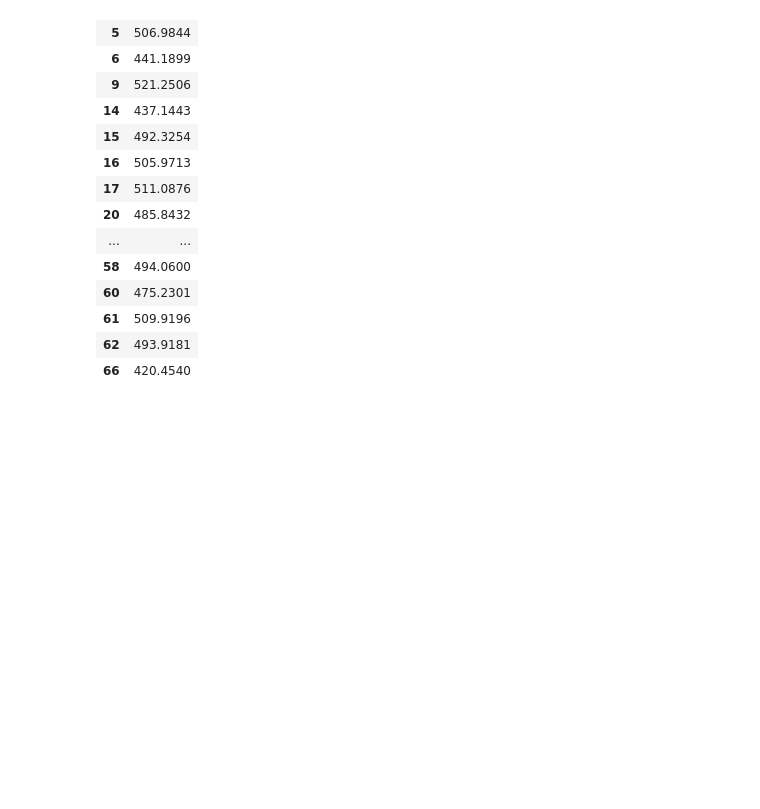
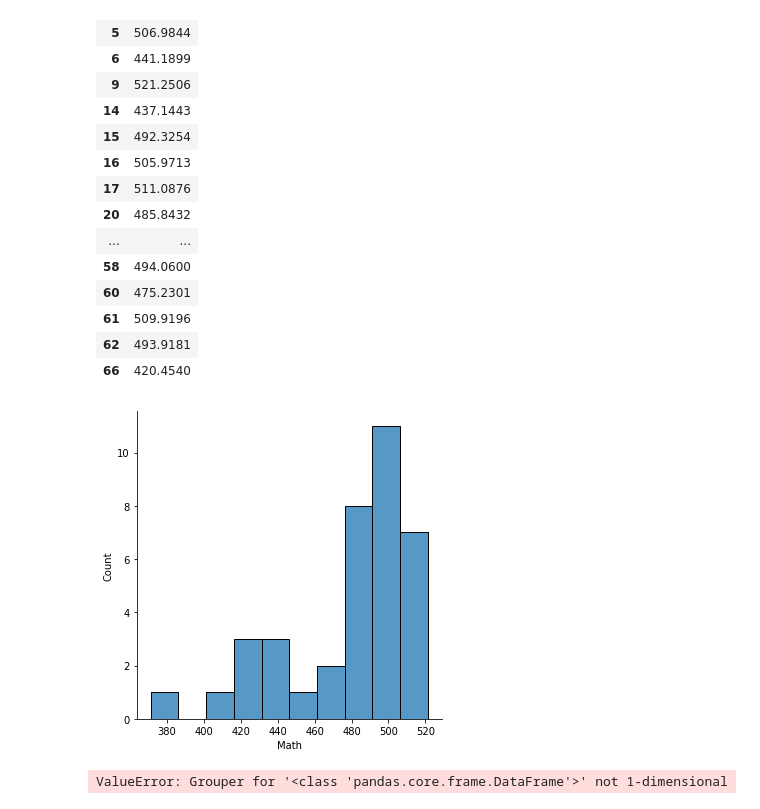
Before and after one commit to Ertugrul-Kurubal/Statistics-With-Python, a Jupyter notebook: Statistics Assignment-4 (Hypothesis Testing).ipynb, the cells around one changed output. Drawn from its saved outputs; the diff is of its cells as text; code cells hidden in the pictures; blank space fills up the shorter version.

```diff
--- a/Statistics Assignment-4 (Hypothesis Testing).ipynb
+++ b/Statistics Assignment-4 (Hypothesis Testing).ipynb
@@ -240,3 +246,11 @@ EU[["Math"]]
 | 61 | 509.9196 |
 | 62 | 493.9181 |
 | 66 | 420.4540 |
+# %%
+sns.displot(x="Math", data=EU, bins=10);
+# %% [output]
+[figure, added]
+# %%
+pisa["Math"].hist(by=pisa[pisa["Continent_Code"]=="AS"]);
+# %% [output]
+ValueError: Grouper for '<class 'pandas.core.frame.DataFrame'>' not 1-dimensional
```
Also changed, not shown: parts of 2 cells of this notebook.
